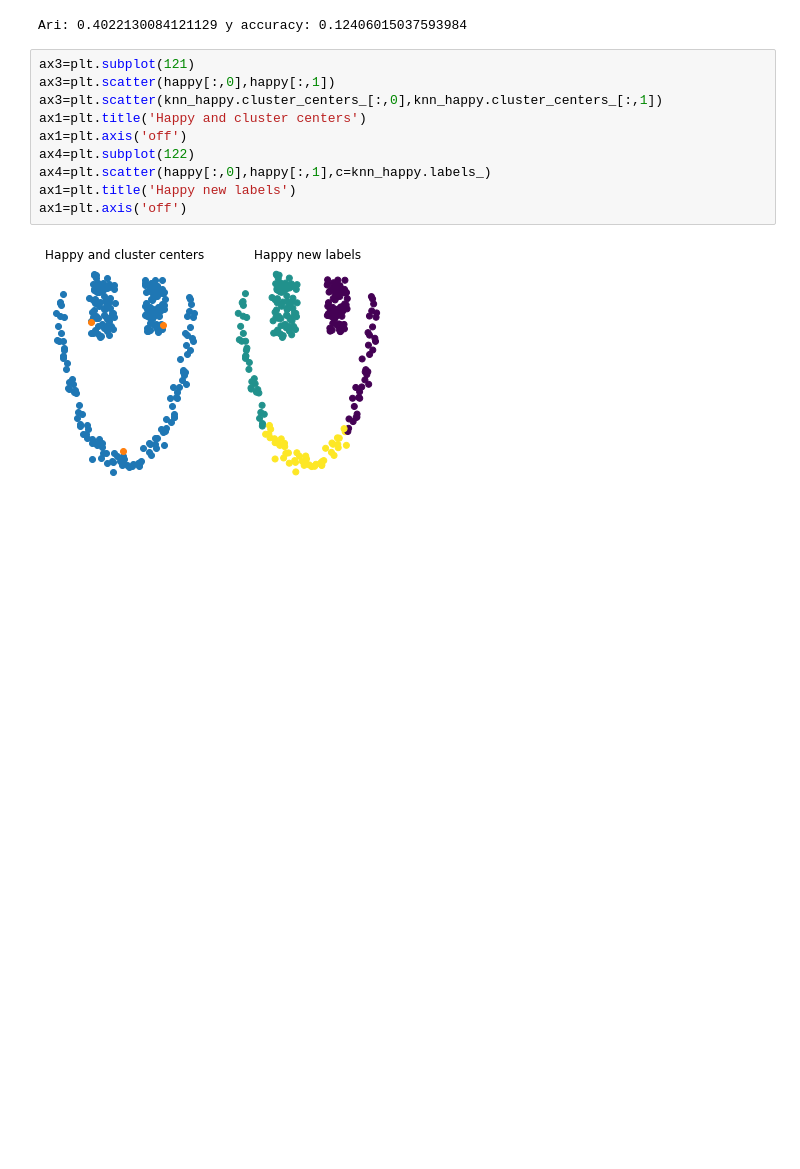
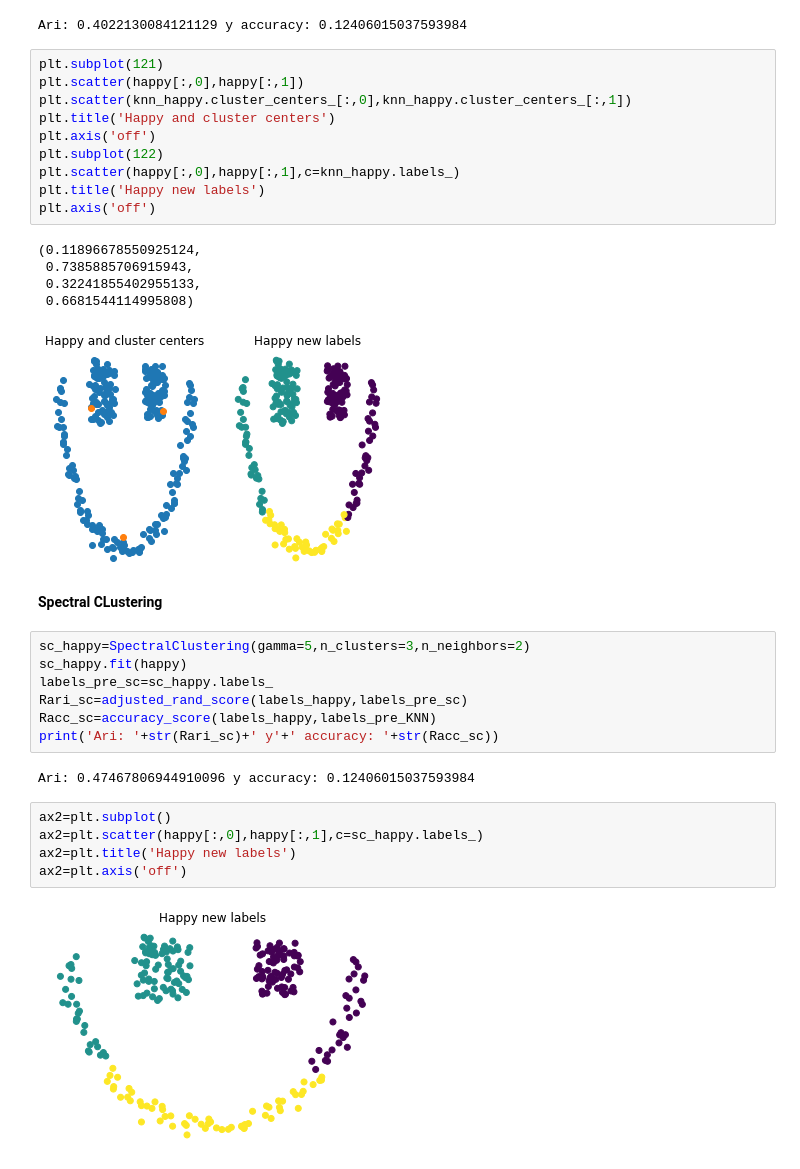
Before and after one commit to Bryan0122/PRI, a Jupyter notebook: PRI_Test.ipynb, the cells around one changed output. Saved outputs shown, nothing was run; the diff lists cells and outputs as text; blank space fills up the shorter version.

```diff
--- a/PRI_Test.ipynb
+++ b/PRI_Test.ipynb
@@ -148,14 +148,36 @@ print('Ari: '+str(Rari_KNN)+' y'+' accuracy: '+str(Racc_KNN))
 # %% [output]
 Ari: 0.4022130084121129 y accuracy: 0.12406015037593984
 # %%
-ax3=plt.subplot(121)
-ax3=plt.scatter(happy[:,0],happy[:,1])
-ax3=plt.scatter(knn_happy.cluster_centers_[:,0],knn_happy.cluster_centers_[:,1])
-ax1=plt.title('Happy and cluster centers')
-ax1=plt.axis('off')
-ax4=plt.subplot(122)
-ax4=plt.scatter(happy[:,0],happy[:,1],c=knn_happy.labels_)
-ax1=plt.title('Happy new labels')
-ax1=plt.axis('off')
+plt.subplot(121)
+plt.scatter(happy[:,0],happy[:,1])
+plt.scatter(knn_happy.cluster_centers_[:,0],knn_happy.cluster_centers_[:,1])
+plt.title('Happy and cluster centers')
+plt.axis('off')
+plt.subplot(122)
+plt.scatter(happy[:,0],happy[:,1],c=knn_happy.labels_)
+plt.title('Happy new labels')
+plt.axis('off')
 # %% [output]
+(0.11896678550925124,
+ 0.7385885706915943,
+ 0.32241855402955133,
+ 0.6681544114995808)
 [figure]
+# %% [markdown]
+**Spectral CLustering**
+# %%
+sc_happy=SpectralClustering(gamma=5,n_clusters=3,n_neighbors=2)
+sc_happy.fit(happy)
+labels_pre_sc=sc_happy.labels_
+Rari_sc=adjusted_rand_score(labels_happy,labels_pre_sc)
+Racc_sc=accuracy_score(labels_happy,labels_pre_KNN)
+print('Ari: '+str(Rari_sc)+' y'+' accuracy: '+str(Racc_sc))
+# %% [output]
+Ari: 0.47467806944910096 y accuracy: 0.12406015037593984
+# %%
+ax2=plt.subplot()
+ax2=plt.scatter(happy[:,0],happy[:,1],c=sc_happy.labels_)
+ax2=plt.title('Happy new labels')
+ax2=plt.axis('off')
+# %% [output]
+[figure, added]
```
